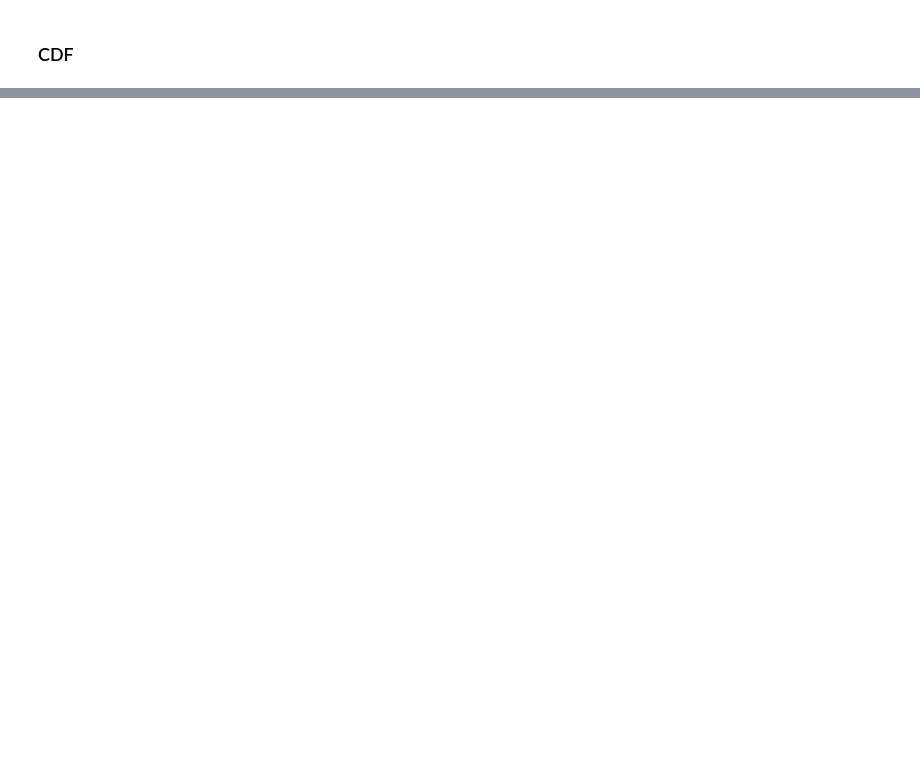
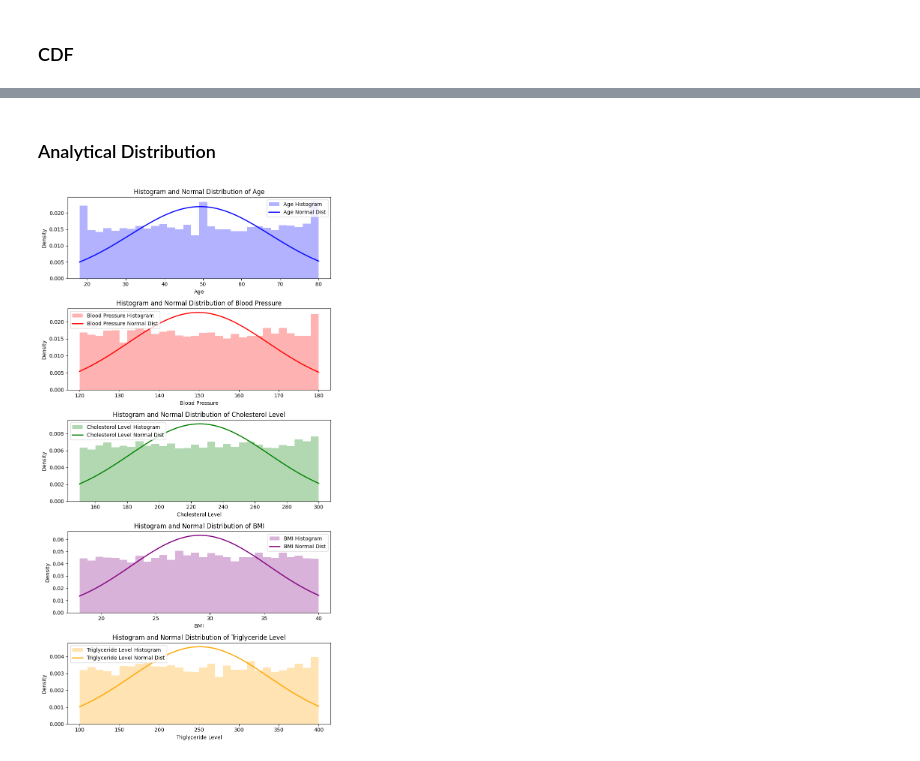
Before and after one commit to surenther/Bellevue-EDA, a Jupyter notebook: Project/Suren.ipynb, the cells around one changed output, grey strips where cells are left out. Saved outputs shown, nothing was run; the diff lists cells and outputs as text; code cells hidden in the pictures; blank space fills up the shorter version.

```diff
--- a/Project/Suren.ipynb
+++ b/Project/Suren.ipynb
@@ -188,0 +233,33 @@ plt.show()
+# %% [markdown]
+### Analytical Distribution
+# %%
+# Define variables to analyze
+variables = ['Age', 'Blood Pressure', 'Cholesterol Level', 'BMI', 'Triglyceride Level']
+colors = ['blue', 'red', 'green', 'purple', 'orange']
+
+fig, axes = plt.subplots(len(variables), 1, figsize=(8, 15))
+
+for i, var in enumerate(variables):
+    data = df[var]
+    mean = np.mean(data)
+    std_dev = np.std(data)
+
+    # Generate x values for normal distribution
+    x_values = np.linspace(min(data), max(data), 100)
+    y_values = norm.pdf(x_values, mean, std_dev)
+
+    # Plot histogram
+    axes[i].hist(data, bins=30, density=True, alpha=0.3, color=colors[i], label=f'{var} Histogram')
+
+    # Plot normal distribution curve
+    axes[i].plot(x_values, y_values, color=colors[i], linewidth=2, label=f'{var} Normal Dist')
+
+    axes[i].set_xlabel(var)
+    axes[i].set_ylabel("Density")
+    axes[i].set_title(f"Histogram and Normal Distribution of {var}")
+    axes[i].legend()
+
+plt.tight_layout()
+plt.show()
+# %% [output]
+[figure, added]
```
Also changed, not shown: parts of 10 cells of this notebook.
